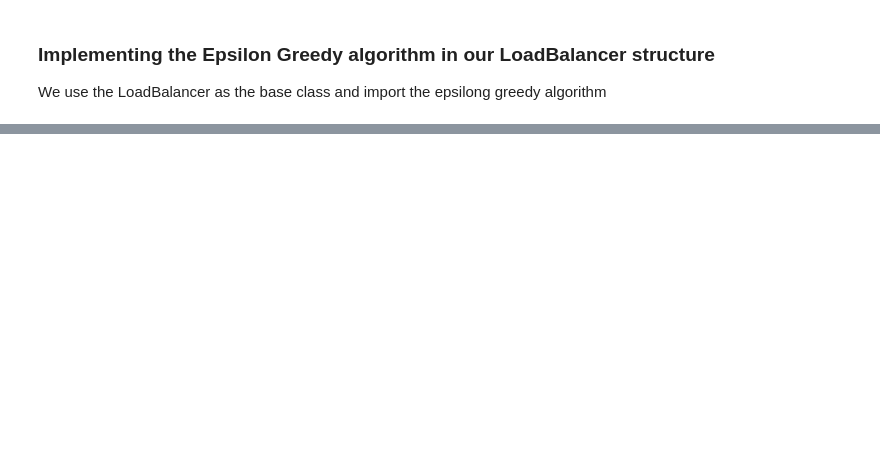
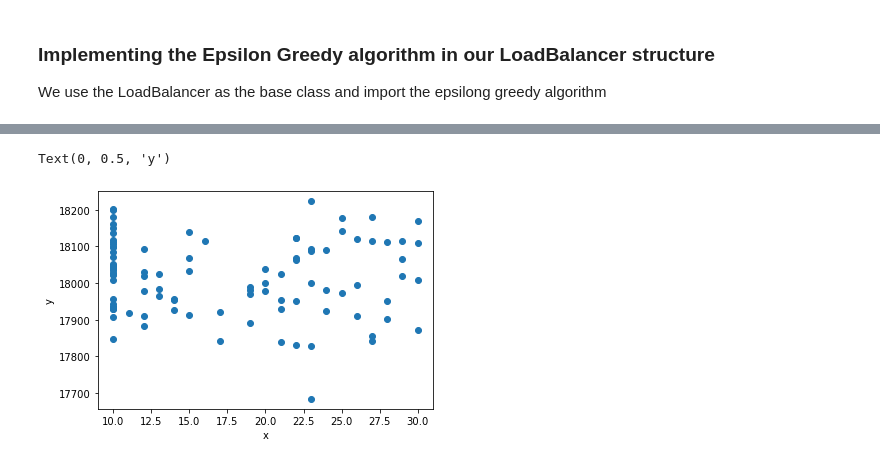
Before and after one commit to julianvanmeggelen/AdaptiveLoadBalancing, a Jupyter notebook: experiments/EpsilonGreedy.ipynb, the cells around one changed output, grey strips where cells are left out. Cells and saved outputs as stored; diff of their text form; code cells hidden in the pictures; blank space fills up the shorter version.

```diff
--- a/experiments/EpsilonGreedy.ipynb
+++ b/experiments/EpsilonGreedy.ipynb
@@ -19,7 +16,7 @@ The autoreload extension is already loaded. To reload it, use:
 We use the LoadBalancer as the base class and import the epsilong greedy algorithm
 # %%
 class GreedyEpsilonLoadBalancer(LoadBalancer):
-    def __init__(self, nServers, environment, model, processReward=1, cancelReward=10, serverReward=-300, eta=0.15, nServerRange = (1,40), usePartialFit=False):
+    def __init__(self, nServers, environment, model, processReward=1, cancelReward=-10, serverReward=-300, eta=0.15, nServerRange = (1,40), usePartialFit=False, periodLength =1):
         """
             model: obj with methods predict, fit, fit_partial etc.
             eta: float or callable(periodIndex: int -> float)
@@ -32,8 +29,9 @@ class GreedyEpsilonLoadBalancer(LoadBalancer):
         self.eta = eta
         self.nServerRange = nServerRange #the range for the bernoulli to sample from
         self.usePartialFit = usePartialFit
+        self.periodLength = periodLength
         self.X = None #store the complete feature dataset here
-        self.y = None #store the complete target dataset here
+        self.y = None #store the complete target dataset here s
 
     def getEta(self):
         if callable(self.eta):
@@ -60,7 +58,8 @@ class GreedyEpsilonLoadBalancer(LoadBalancer):
         nProcessed = context['requestProcessed']
         nCancelled = context['requestCancelled'] if 'requestCancelled' in context.keys() else 0
         nServers = self.nServers
-        reward = nProcessed * self.processReward + nCancelled * self.cancelReward + nServers * self.serverReward
+        reward = nProcessed * self.processReward + nCancelled * self.cancelReward + self.periodLength/60/60*nServers*self.serverReward
+        print(nProcessed, nCancelled, nServers, reward)
         return reward
 
     def findModelOptimum(self, context):
@@ -77,8 +76,9 @@ class GreedyEpsilonLoadBalancer(LoadBalancer):
 
     def getNextPeriodNumberOfServers(self, context):
         #take random action or input the context into the model and maximizy the output w.r.t N
-        draw = random.randint(0,1)
+        draw = random.random()
         eta = self.getEta()
+        self.environment.logData('eta', eta)
         nServers = None
         if draw < eta or self.currentPeriod <= 1: #on first iteration the model is not fitted
             #Take random action
@@ -184,0 +343,7 @@ plt.hist(env.logTime['requestProcessed'], bins=int(stopTime/60/60))
+# %%
+plt.scatter(loadBalancer.X[:-1,7],loadBalancer.y)
+plt.xlabel('x')
+plt.ylabel('y')
+# %% [output]
+Text(0, 0.5, 'y')
+[figure, added]
```
Also changed, not shown: parts of 8 cells of this notebook.
